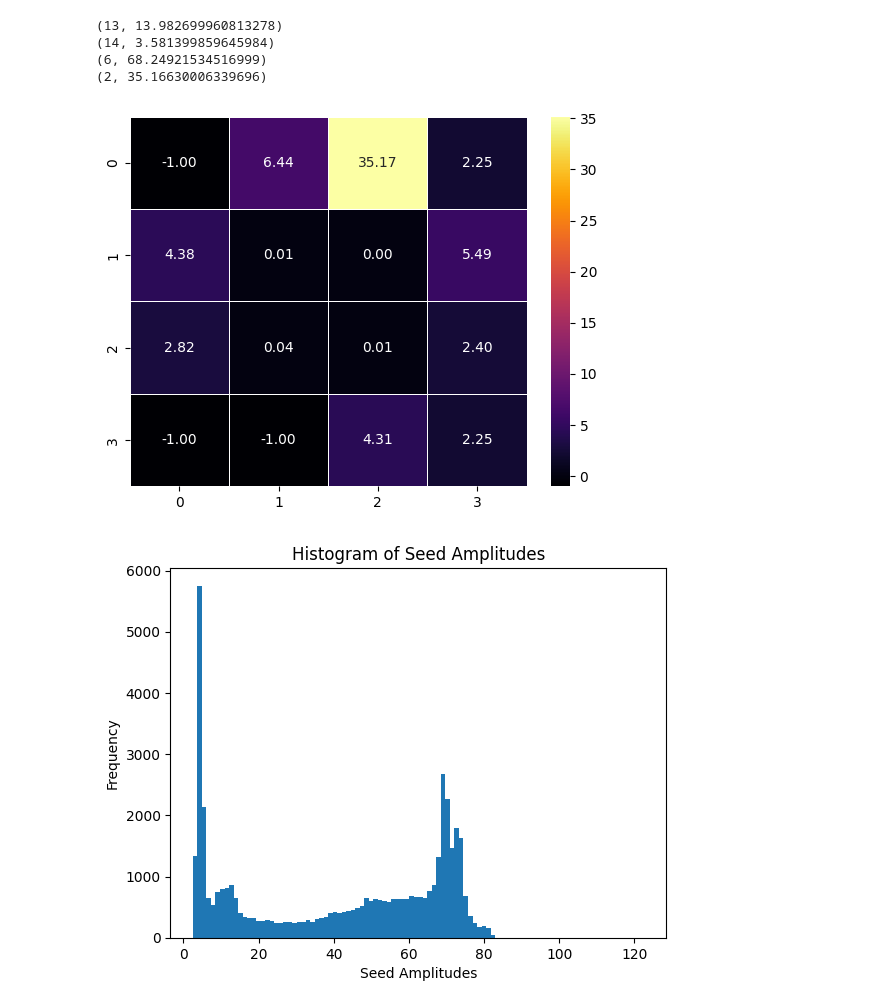
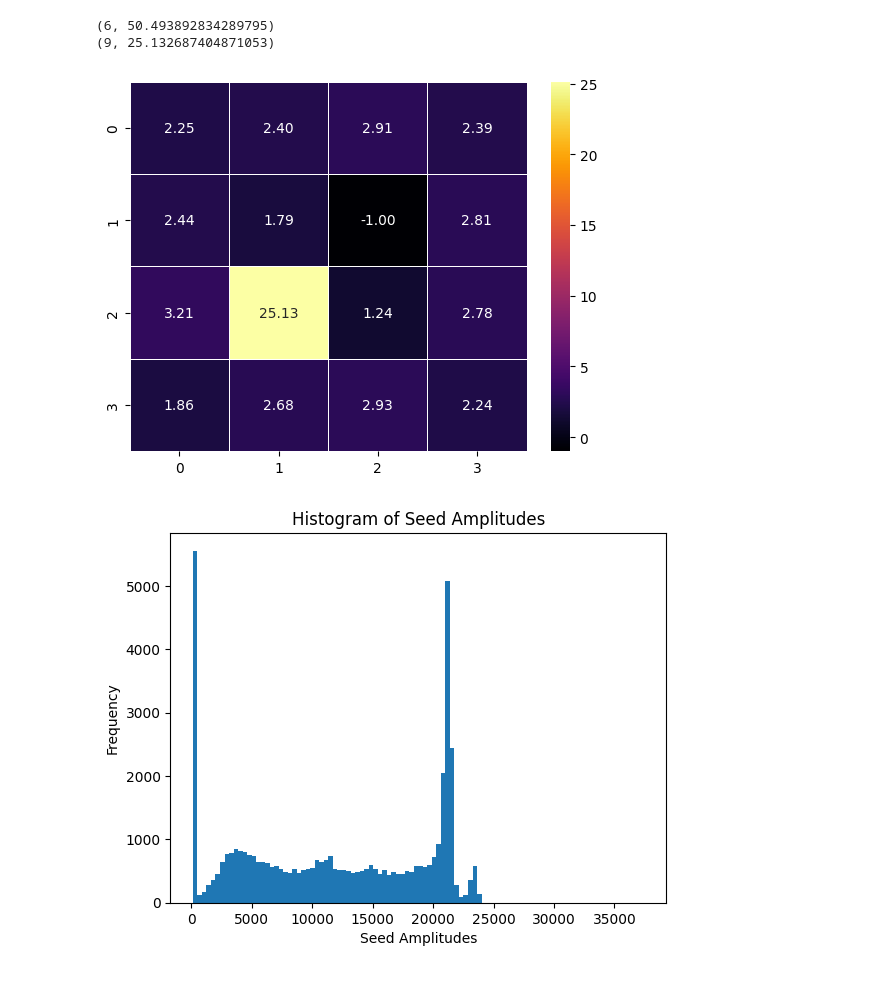
Before and after one commit to GiorgioAlbertoLucia/LabFNS2, a Jupyter notebook: ITS3/src/Clustersizestudies.ipynb, the cells around one changed output. Cells and saved outputs as stored; diff of their text form; code cells hidden in the pictures.

```diff
--- a/ITS3/src/Clustersizestudies.ipynb
+++ b/ITS3/src/Clustersizestudies.ipynb
@@ -13,16 +13,27 @@ def ConvertEventToNumpy(dfs, event):
     data.shape = (4,4)
     return data
 # %%
-def GetAmplitudeSeedPixel(dfs, event):
+def GetAmplitudeSeedPixel(dfs, event, pixels = list(range(16))):
     maxAmplitude = 0
     maxPixel = -1
-    for i in range(16):
+    for i in pixels:
         if i in dfs:
             amplitude = dfs[i].loc[event]["amplitude"]
             if amplitude > maxAmplitude:
                 maxAmplitude = amplitude
                 maxPixel = i
     return maxPixel, maxAmplitude
+# %%
+def GetElectronsSeedPixel(dfs, event, pixels = [5,6,9,10]):
+    maxAmplitude = 0
+    maxPixel = -1
+    for i in pixels:
+        if i in dfs:
+            amplitude = dfs[i].loc[event]["electrons"]
+            if amplitude > maxAmplitude:
+                maxAmplitude = amplitude
+                maxPixel = i
+    return maxPixel, maxAmplitude
 # %%
 df = uproot.open("../Data/run175174828_230428174901_preprocessed.root")["PreprocessedData"]
 nPixels = 16
@@ -73,3 +68,0 @@ Name: amplitude, Length: 47100, dtype: float64
-# %%
-for i in range(15):
-    print(dfs[i].loc[0]["amplitude"])
@@ -102,19 +79,17 @@ for i in range(len(dfs[0])):
         else:
             count += 1
 # %% [output]
-(13, 13.982699960813278)
-(14, 3.581399859645984)
-(6, 68.24921534516999)
-(2, 35.16630006339696)
+(6, 50.493892834289795)
+(9, 25.132687404871053)
-[figure, old version]
+[figure, new version]
 # %%
 SeedAmplitudes = []
 for i in range(len(dfs[0])):
-    SeedAmplitudes.append(GetAmplitudeSeedPixel(dfs, i)[1])
+    SeedAmplitudes.append(GetElectronsSeedPixel(dfs, i, pixels=[5,6,9,10])[1])
 plt.hist(SeedAmplitudes, bins=100)
 plt.xlabel('Seed Amplitudes')
 plt.ylabel('Frequency')
 plt.title('Histogram of Seed Amplitudes')
 plt.show()
 # %% [output]
-[figure, old version]
+[figure, new version]
```
Also changed, not shown: parts of 16 cells of this notebook.
